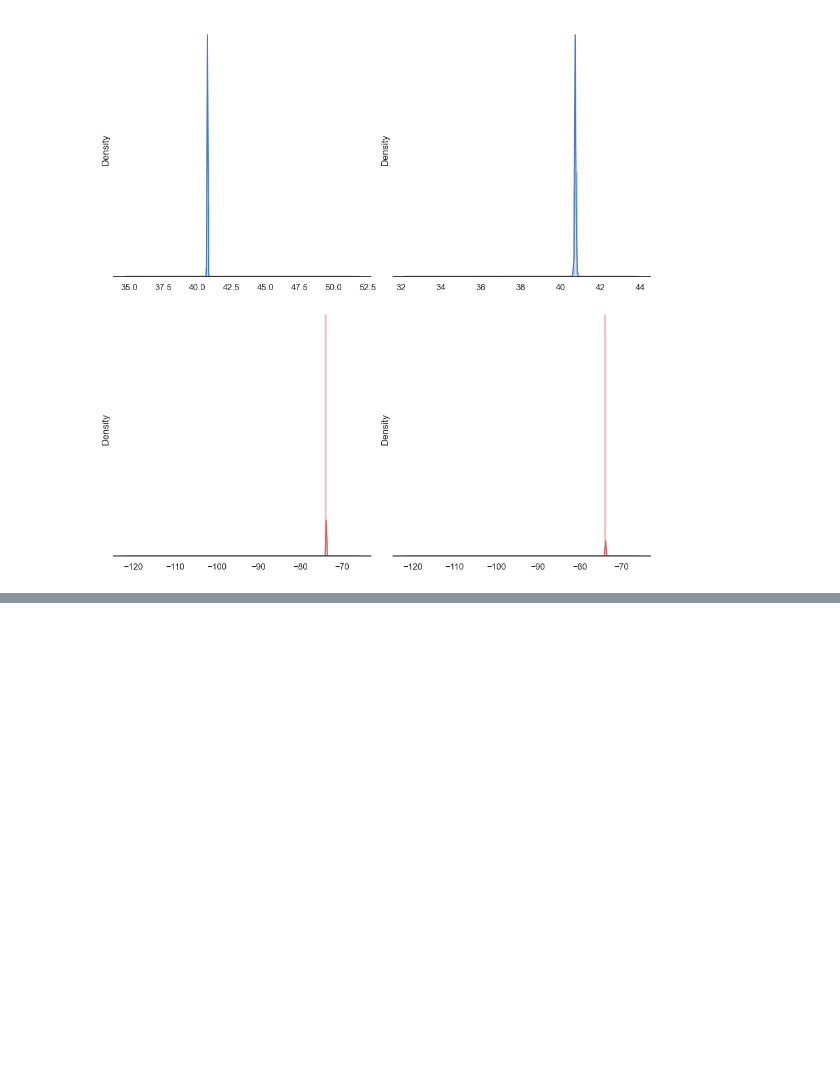
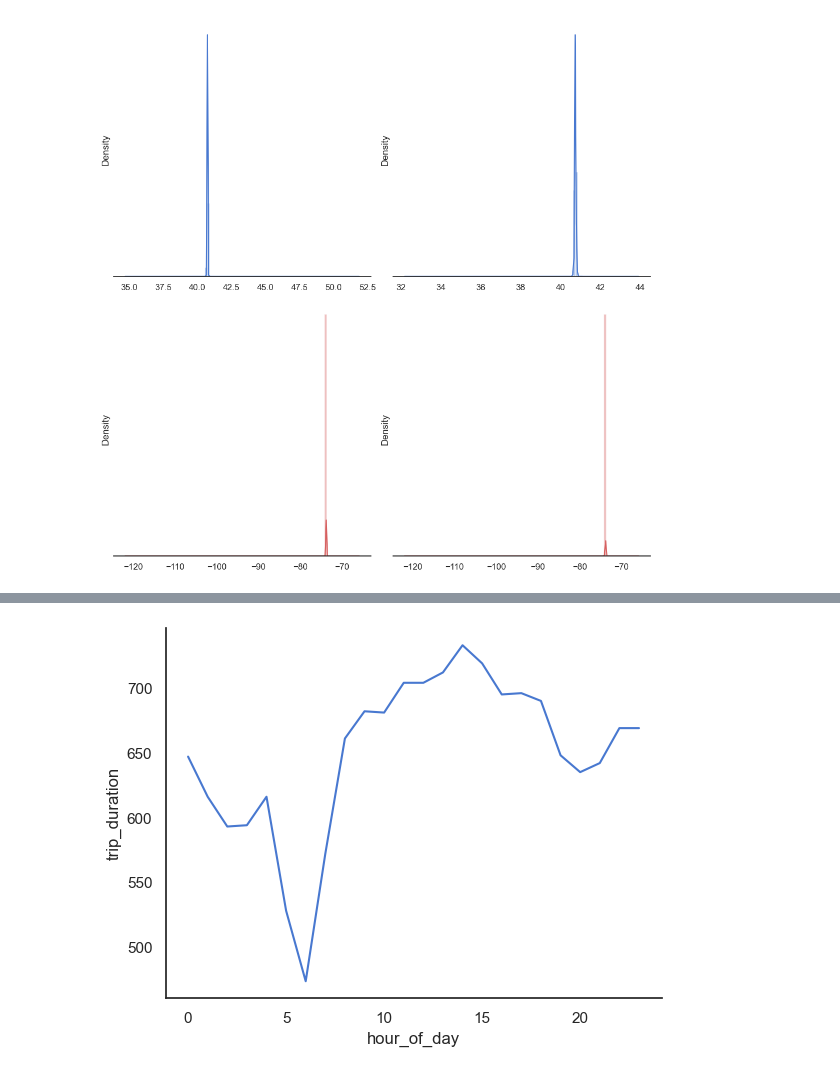
Before and after one commit to Siddharth-Xenon/nyc-taxi-trip-duration, a Jupyter notebook: Untitled.ipynb, the cells around one changed output, grey strips where cells are left out. Cells and saved outputs as stored; diff of their text form; code cells hidden in the pictures; blank space fills up the shorter version.

```diff
--- a/Untitled.ipynb
+++ b/Untitled.ipynb
@@ -180,0 +224,9 @@ plt.show()
+# %%
+summary_hourly_avg_duration= pd.DataFrame(df.groupby(['hour_of_day'])['trip_duration'].median())
+
+
+sns.set(style='white', palette='muted', color_codes=True)
+sns.lineplot(data=summary_hourly_avg_duration,x='hour_of_day', y="trip_duration")
+sns.despine(bottom = False)
+# %% [output]
+[figure, added]
```
Also changed, not shown: parts of 14 cells of this notebook, 1 other file.
